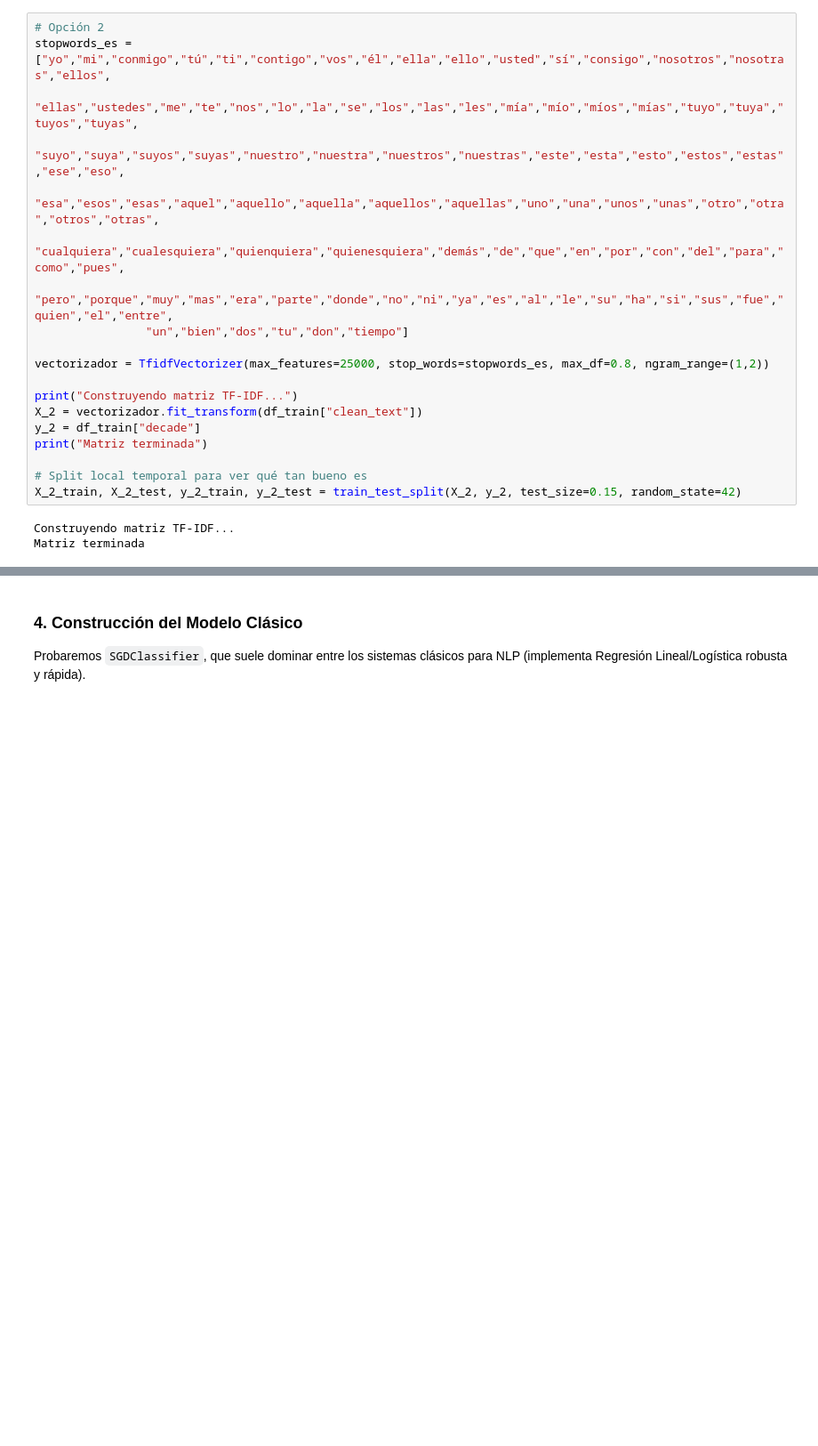
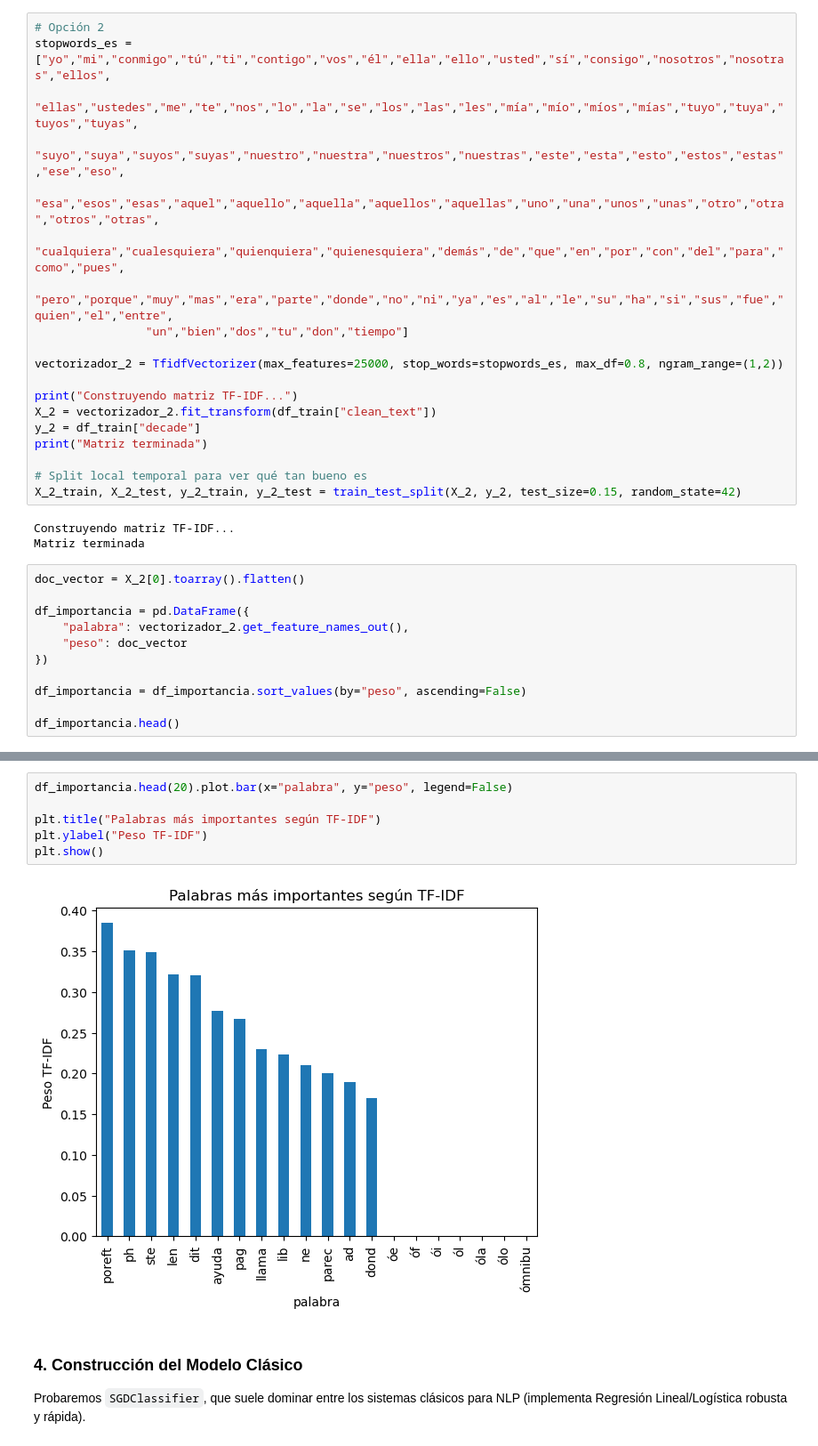
Before and after one commit to ef-blanco/Proy_ML_etapa_1, a Jupyter notebook: Proyecto_Competencia_Parte1.ipynb, the cells around one changed output, grey strips where cells are left out. Shown at 89% size. Saved outputs shown, nothing was run; the diff lists cells and outputs as text; blank space fills up the shorter version.

```diff
--- a/Proyecto_Competencia_Parte1.ipynb
+++ b/Proyecto_Competencia_Parte1.ipynb
@@ -134,10 +166,10 @@ stopwords_es = ["yo","mi","conmigo","tú","ti","contigo","vos","él","ella","ell
                 "pero","porque","muy","mas","era","parte","donde","no","ni","ya","es","al","le","su","ha","si","sus","fue","quien","el","entre",
                 "un","bien","dos","tu","don","tiempo"]
 
-vectorizador = TfidfVectorizer(max_features=25000, stop_words=stopwords_es, max_df=0.8, ngram_range=(1,2))
+vectorizador_2 = TfidfVectorizer(max_features=25000, stop_words=stopwords_es, max_df=0.8, ngram_range=(1,2))
 
 print("Construyendo matriz TF-IDF...")
-X_2 = vectorizador.fit_transform(df_train["clean_text"])
+X_2 = vectorizador_2.fit_transform(df_train["clean_text"])
 y_2 = df_train["decade"]
 print("Matriz terminada")
 
@@ -146,3 +178,14 @@ X_2_train, X_2_test, y_2_train, y_2_test = train_test_split(X_2, y_2, test_size=
 # %% [output]
 Construyendo matriz TF-IDF...
 Matriz terminada
+# %%
+doc_vector = X_2[0].toarray().flatten()
+
+df_importancia = pd.DataFrame({
+    "palabra": vectorizador_2.get_feature_names_out(),
+    "peso": doc_vector
+})
+
+df_importancia = df_importancia.sort_values(by="peso", ascending=False)
+
+df_importancia.head()
@@ -149,3 +199,11 @@ Matriz terminada
+# %%
+df_importancia.head(20).plot.bar(x="palabra", y="peso", legend=False)
+
+plt.title("Palabras más importantes según TF-IDF")
+plt.ylabel("Peso TF-IDF")
+plt.show()
+# %% [output]
+[figure, added]
 # %% [markdown]
 ### 4. Construcción del Modelo Clásico
 Probaremos `SGDClassifier`, que suele dominar entre los sistemas clásicos para NLP (implementa Regresión Lineal/Logística robusta y rápida).
```
Also changed, not shown: parts of 8 cells of this notebook.
